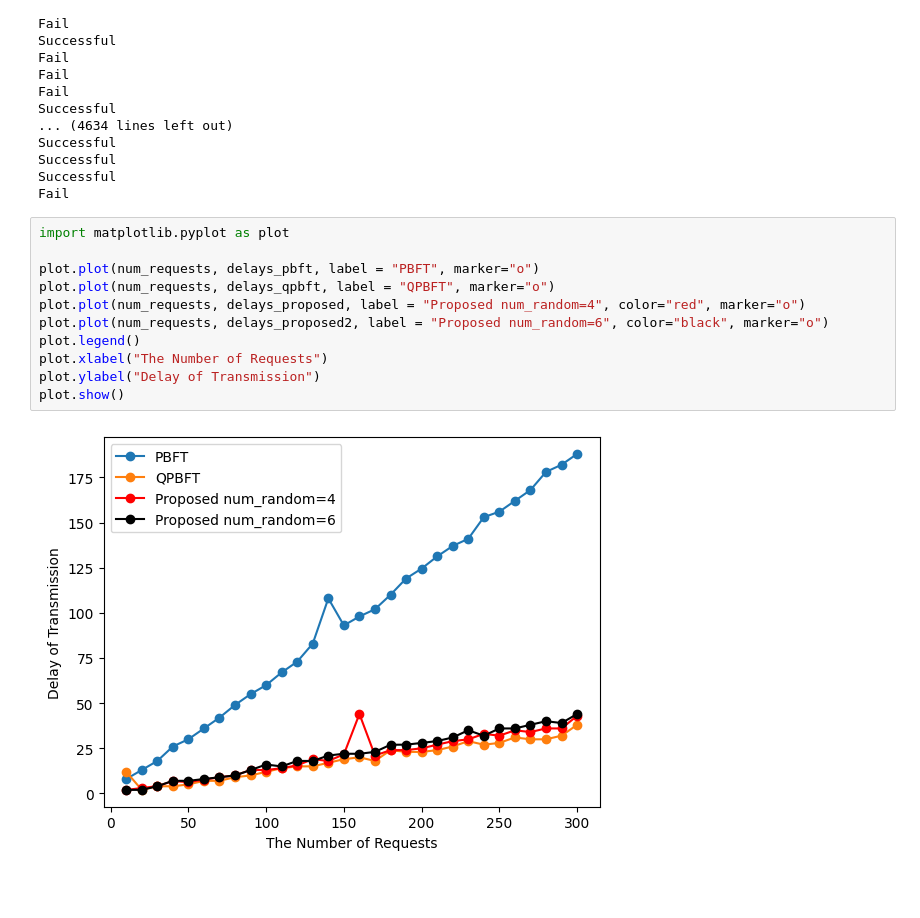
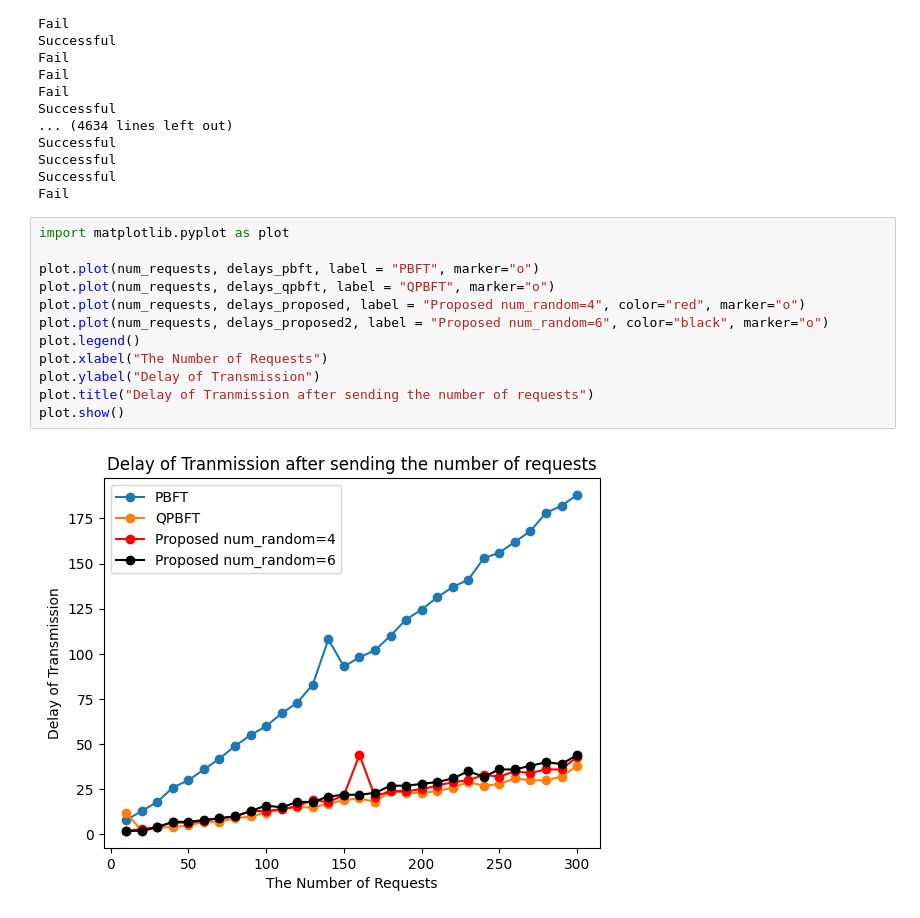
Before and after one commit to OatKID/consensus_demo, a Jupyter notebook: report.ipynb, the cells around one changed output. Drawn from its saved outputs; the diff is of its cells as text; blank space fills up the shorter version.

```diff
--- a/report.ipynb
+++ b/report.ipynb
@@ -164,16 +164,17 @@ Fail
 # %%
 import matplotlib.pyplot as plot
 
 plot.plot(num_requests, delays_pbft, label = "PBFT", marker="o")
 plot.plot(num_requests, delays_qpbft, label = "QPBFT", marker="o")
 plot.plot(num_requests, delays_proposed, label = "Proposed num_random=4", color="red", marker="o")
 plot.plot(num_requests, delays_proposed2, label = "Proposed num_random=6", color="black", marker="o")
 plot.legend()
 plot.xlabel("The Number of Requests")
 plot.ylabel("Delay of Transmission")
+plot.title("Delay of Tranmission after sending the number of requests")
 plot.show()
 # %% [output]
-[figure, old version]
+[figure, new version]
 # %%
 plot.plot(num_requests, proability_pbft, label = "PBFT", marker="o")
 plot.plot(num_requests, proability_qpbft, label = "QPBFT", marker="o")
```
Also changed, not shown: parts of 1 cell of this notebook, 8 other files.
